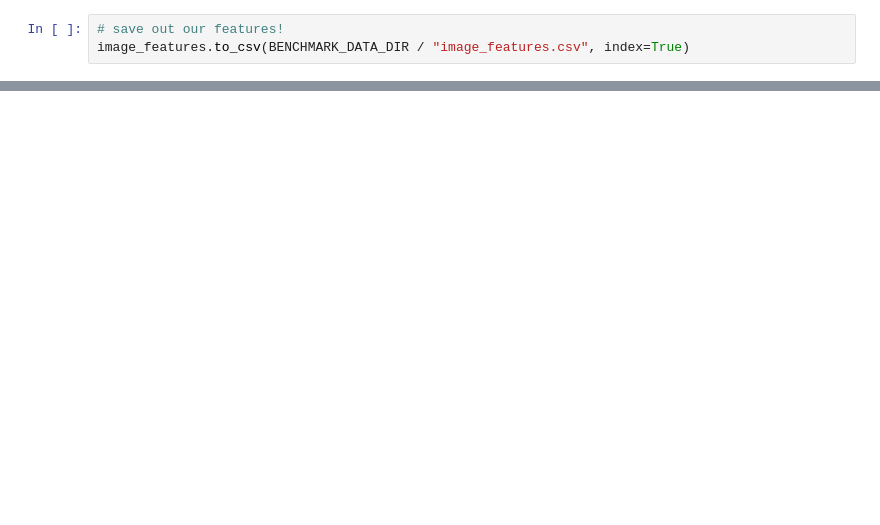
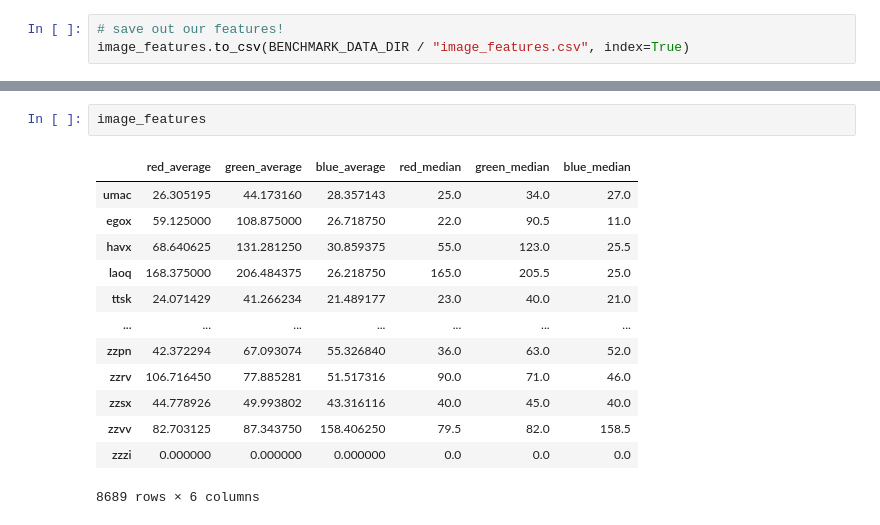
Before and after one commit to keenansamway/Algal-Bloom-Detection, a Jupyter notebook: EDA.ipynb, the cells around one changed output, grey strips where cells are left out. Cells and saved outputs as stored; diff of their text form; blank space fills up the shorter version.

```diff
--- a/EDA.ipynb
+++ b/EDA.ipynb
@@ -786,0 +1085,16 @@ image_features.to_csv(BENCHMARK_DATA_DIR / "image_features.csv", index=True)
+# %%
+image_features
+# %% [output]
+|  | red_average | green_average | blue_average | red_median | green_median | blue_median |
+| umac | 26.305195 | 44.173160 | 28.357143 | 25.0 | 34.0 | 27.0 |
+| egox | 59.125000 | 108.875000 | 26.718750 | 22.0 | 90.5 | 11.0 |
+| havx | 68.640625 | 131.281250 | 30.859375 | 55.0 | 123.0 | 25.5 |
+| laoq | 168.375000 | 206.484375 | 26.218750 | 165.0 | 205.5 | 25.0 |
+| ttsk | 24.071429 | 41.266234 | 21.489177 | 23.0 | 40.0 | 21.0 |
+| ... | ... | ... | ... | ... | ... | ... |
+| zzpn | 42.372294 | 67.093074 | 55.326840 | 36.0 | 63.0 | 52.0 |
+| zzrv | 106.716450 | 77.885281 | 51.517316 | 90.0 | 71.0 | 46.0 |
+| zzsx | 44.778926 | 49.993802 | 43.316116 | 40.0 | 45.0 | 40.0 |
+| zzvv | 82.703125 | 87.343750 | 158.406250 | 79.5 | 82.0 | 158.5 |
+| zzzi | 0.000000 | 0.000000 | 0.000000 | 0.0 | 0.0 | 0.0 |
+8689 rows × 6 columns
```
Also changed, not shown: parts of 37 cells of this notebook.
